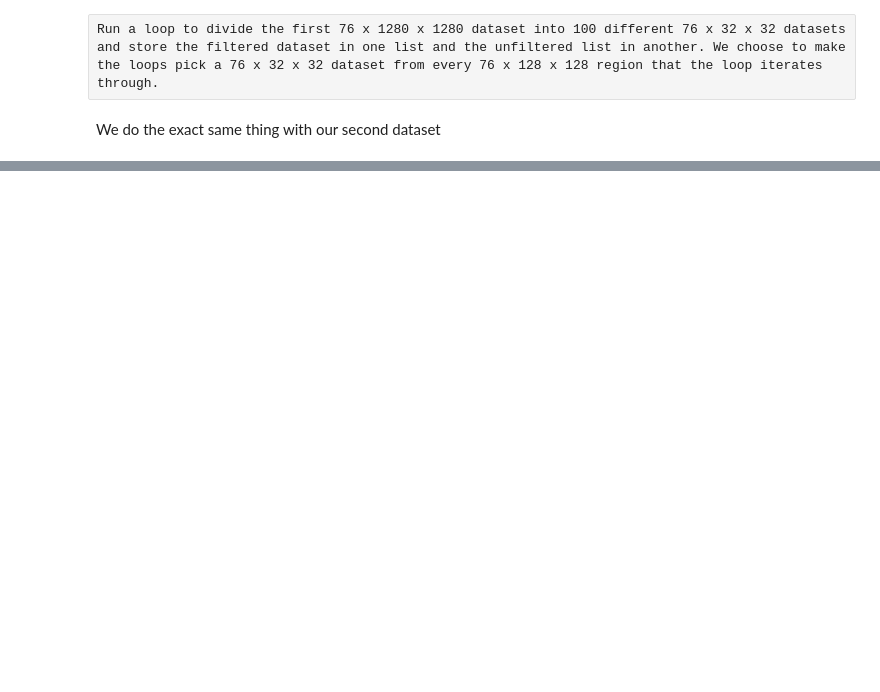
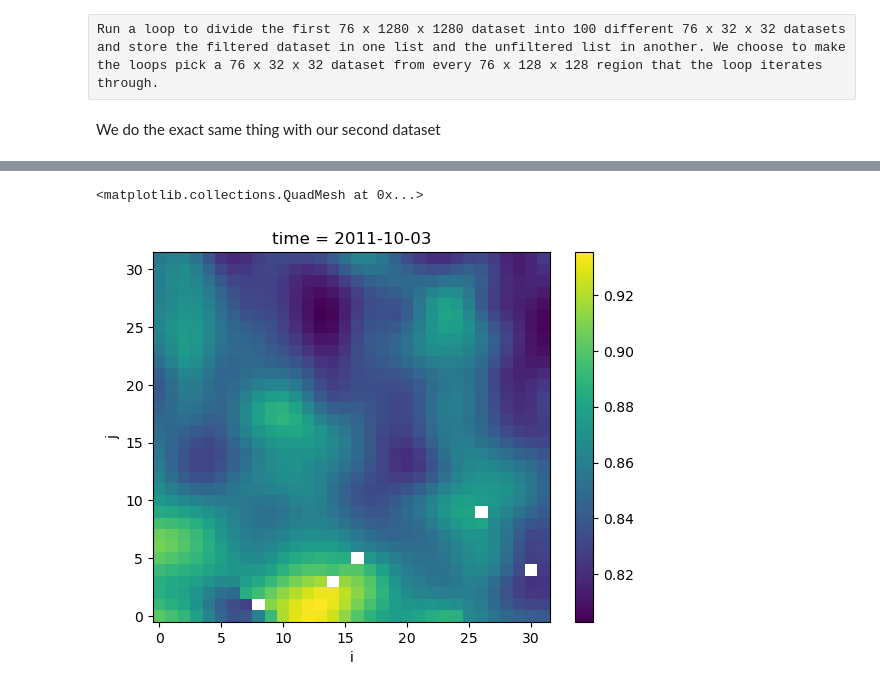
Before and after one commit to roadrunnerstorm/leap-ocean-transport, a Jupyter notebook: project.ipynb, the cells around one changed output, grey strips where cells are left out. Drawn from its saved outputs; the diff is of its cells as text; code cells hidden in the pictures; blank space fills up the shorter version.

```diff
--- a/project.ipynb
+++ b/project.ipynb
@@ -250,0 +210,2 @@ Attributes: (0)
+# %%
+ds1_filtered = xr.concat(smaller_datasets1_filtered, dim='dataset1_small')
@@ -250,0 +269,5 @@ Attributes: (0)
+# %%
+ds1_filtered.isel(dataset1_small=18).isel(time=4).plot()
+# %% [output]
+<matplotlib.collections.QuadMesh at 0x...>
+[figure, added]
```
Also changed, not shown: parts of 22 cells of this notebook.
